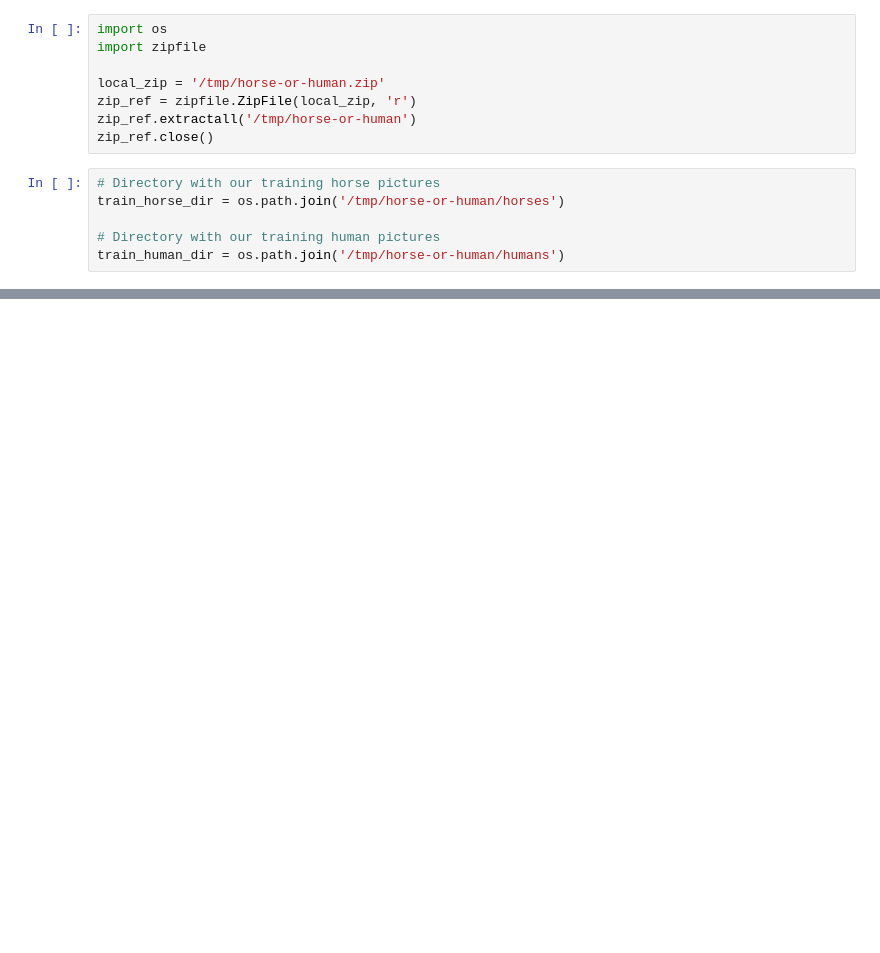
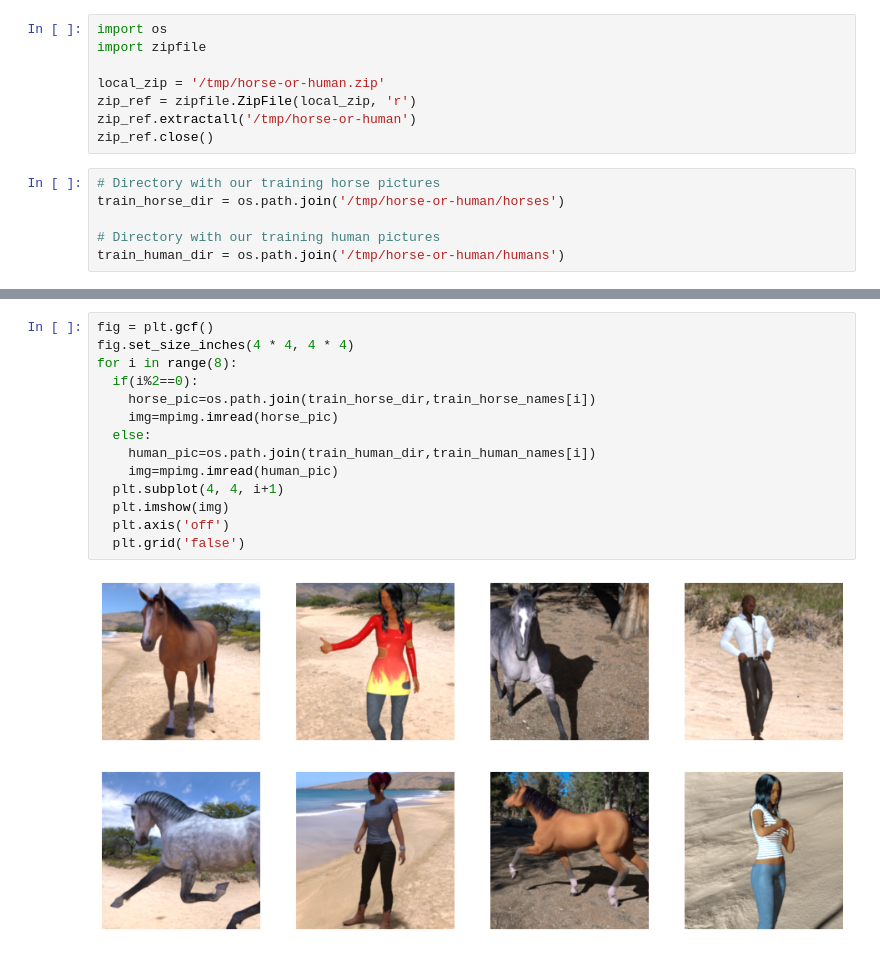
Before and after one commit to danyamrajuSanjay/Machine_Learning, a Jupyter notebook: ImageDataGenerator.ipynb, the cells around one changed output, grey strips where cells are left out. Cells and saved outputs as stored; diff of their text form; blank space fills up the shorter version.

```diff
--- a/ImageDataGenerator.ipynb
+++ b/ImageDataGenerator.ipynb
@@ -42,0 +56,16 @@ print(train_human_names[:10])
+# %%
+fig = plt.gcf()
+fig.set_size_inches(4 * 4, 4 * 4)
+for i in range(8):
+  if(i%2==0):
+    horse_pic=os.path.join(train_horse_dir,train_horse_names[i])
+    img=mpimg.imread(horse_pic)
+  else:
+    human_pic=os.path.join(train_human_dir,train_human_names[i])
+    img=mpimg.imread(human_pic)
+  plt.subplot(4, 4, i+1)
+  plt.imshow(img)
+  plt.axis('off')
+  plt.grid('false')
+# %% [output]
+[figure, added]
```
Also changed, not shown: parts of 9 cells of this notebook.
